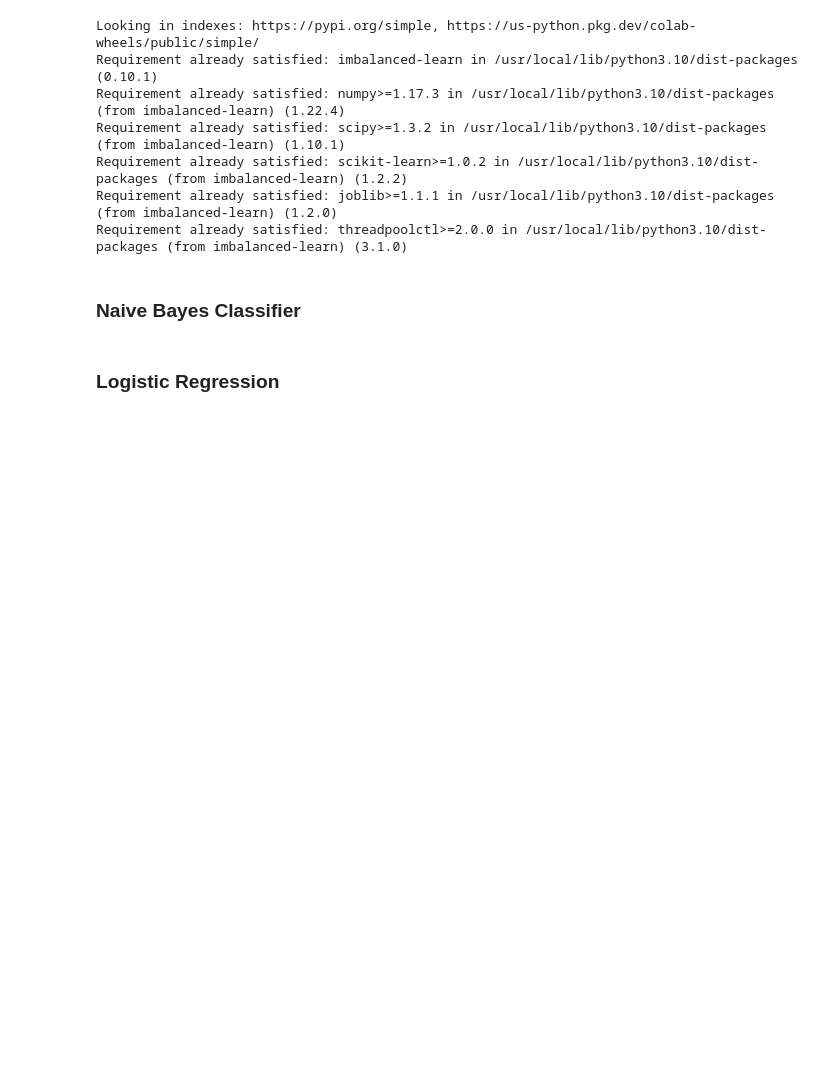
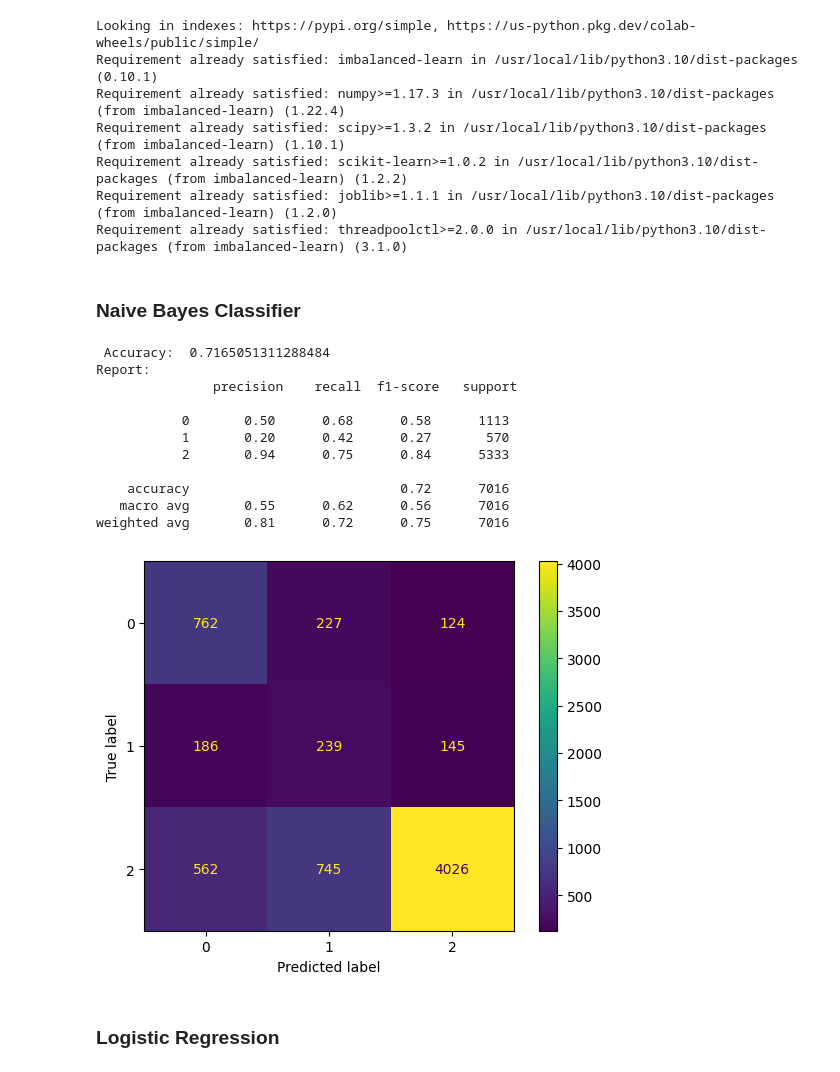
Before and after one commit to MarioAvolio/Amazon-Fine-Foods-reviews-Transformers-Text-Classification, a Jupyter notebook: Amazon_Fine_Food_Review_Text_Classification_with_Standard_approaches.ipynb, the cells around one changed output. Saved outputs shown, nothing was run; the diff lists cells and outputs as text; code cells hidden in the pictures; blank space fills up the shorter version.

```diff
--- a/Amazon_Fine_Food_Review_Text_Classification_with_Standard_approaches.ipynb
+++ b/Amazon_Fine_Food_Review_Text_Classification_with_Standard_approaches.ipynb
@@ -294,0 +328,7 @@ X_train, X_test, y_train, y_test = train_test_split(X, y, random_state=1, test_s
+# %%
+X_train = train_df.text
+y_train = train_df.score
+X_test = test_df.text
+y_test = test_df.score
+
+y_train, y_test
@@ -306,4 +371,5 @@ print(X_train_dtm.shape, X_test_dtm.shape)
 # %%
+from sklearn.metrics import f1_score
 def analisys(y_test, y_pred_class):
   print("\n Accuracy: ", accuracy_score(y_test, y_pred_class))
   print("Report: \n",classification_report(y_test, y_pred_class))
@@ -311,7 +377,7 @@ def analisys(y_test, y_pred_class):
   cm = confusion_matrix(y_test, y_pred_class)
 
   disp = ConfusionMatrixDisplay(confusion_matrix=cm,
-                                display_labels=[1,2,3,4,5])
+                                display_labels=[x for x in range(NUM_CLASSES)])
 
   disp.plot()
 
@@ -374,7 +440,20 @@ X_train_balanced, y_train_balanced = balancing_data(BorderlineSMOTE(random_state
 # %% [markdown]
 ### Naive Bayes Classifier
 # %%
-mnb_classifier(X_train_balanced, y_train_balanced, X_test_dtm, y_test)
+mnb_classifier(X_train_dtm, y_train, X_test_dtm, y_test)
+# %% [output]
+ Accuracy:  0.7165051311288484
+Report:
+               precision    recall  f1-score   support
+
+           0       0.50      0.68      0.58      1113
+           1       0.20      0.42      0.27       570
+           2       0.94      0.75      0.84      5333
+
+    accuracy                           0.72      7016
+   macro avg       0.55      0.62      0.56      7016
+weighted avg       0.81      0.72      0.75      7016
+[figure, added]
 # %% [markdown]
 ### Logistic Regression
 # %%
```
Also changed, not shown: parts of 71 cells of this notebook.
